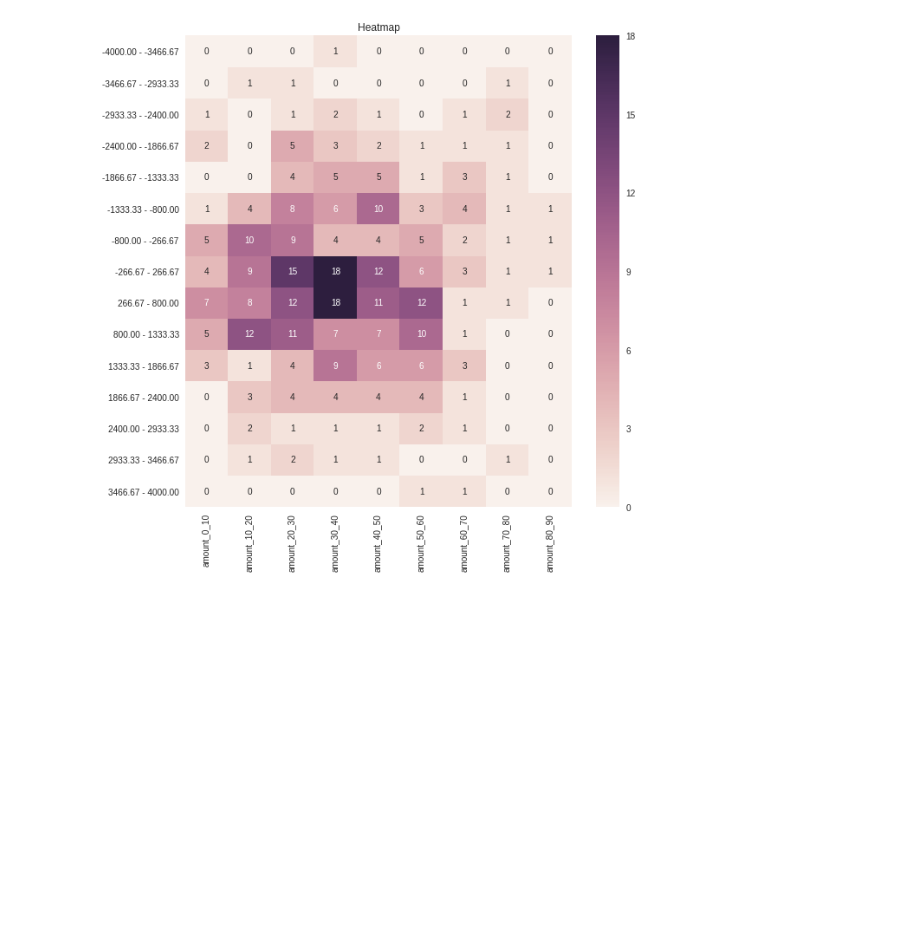
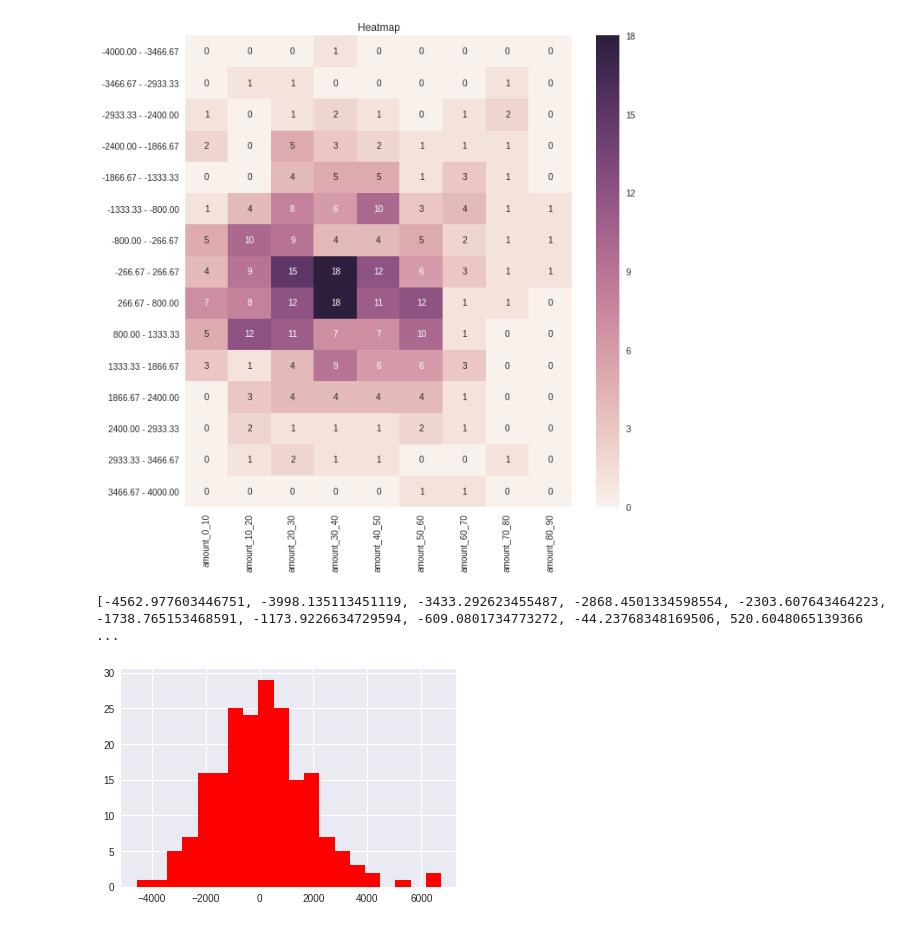
Before and after one commit to Bergvca/pyspark_dist_explore, a Jupyter notebook: docs/README.ipynb, the cells around one changed output. Saved outputs shown, nothing was run; the diff lists cells and outputs as text; code cells hidden in the pictures; blank space fills up the shorter version.

```diff
--- a/docs/README.ipynb
+++ b/docs/README.ipynb
@@ -196,3 +196,12 @@ _ = ax.set_title('Heatmap')
 # %% [output]
 [figure]
 [figure]
+# %%
+fig, ax = plt.subplots()
+#fig.set_size_inches(20, 20)
+
+# Use the hist function to plot histograms on the Axes
+hist(ax, filtered_by_gender_m, bins = 20, color=['red'])
+# %% [output]
+[-4562.977603446751, -3998.135113451119, -3433.292623455487, -2868.4501334598554, -2303.607643464223, -1738.765153468591, -1173.9226634729594, -609.0801734773272, -44.23768348169506, 520.6048065139366 ...
+[figure, added]
```
Also changed, not shown: parts of 1 cell of this notebook, 5 other files.
